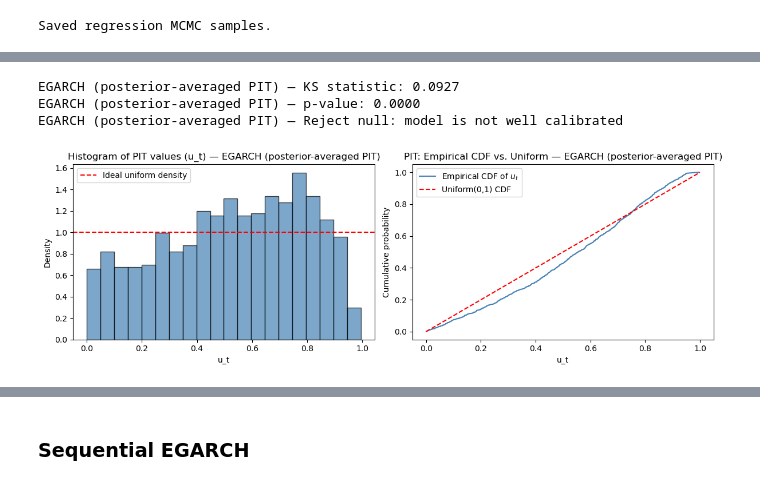
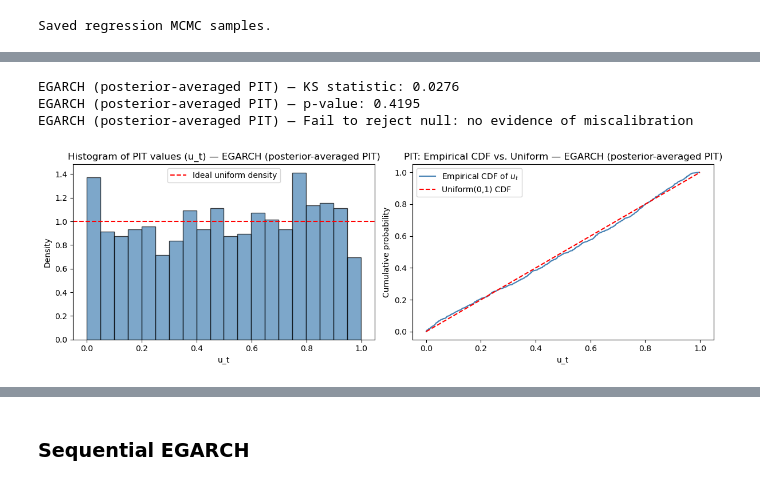
Before and after one commit to aditbasu1324/Volatility-Modelling-Through-Bayesian-Methods, a Jupyter notebook: Bayesian II-Copy3.ipynb, the cells around one changed output, grey strips where cells are left out. Saved outputs shown, nothing was run; the diff lists cells and outputs as text; code cells hidden in the pictures.

```diff
--- a/Bayesian II-Copy3.ipynb
+++ b/Bayesian II-Copy3.ipynb
@@ -322,7 +325,7 @@ Rolling Average — Post-COVID QLIKE: 0.5425
 def hv_coverage_intervals(forecast, actual, level=90, sigma_eta=None):
     if sigma_eta is None:
         sigma_eta = np.std(np.log(actual) - np.log(forecast))
-    z = norm.ppf(1 - (100 - level) / 200)
+    z = scipy_stats.norm.ppf(1 - (100 - level) / 200)
     lower = forecast * np.exp(-z * sigma_eta)
     upper = forecast * np.exp(+z * sigma_eta)
     inside = (actual >= lower) & (actual <= upper)
@@ -1279,12 +1159,21 @@ def make_egarch_model(mu_egarch, alpha_egarch, beta_egarch, gamma_egarch, nu_ega
             return jnp.clip(ls2_new, -20.0, 2.0), ls2_new
 
         ls2_init = jnp.log(uncond_vol**2)
-        _, log_sigma2 = jax.lax.scan(egarch_step, ls2_init, returns[:-1])
-        log_sigma2_full = jnp.concatenate([ls2_init.reshape(1), log_sigma2])
+        # Scanning ALL T returns (not returns[:-1]) produces log_sigma2_shifted = [ls2_1,...,ls2_T] --
+        # one step further than the likelihood needs, since T returns naturally imply T+1 states
+        # (ls2_0 through ls2_T) but the likelihood only ever scores ls2_0..ls2_{T-1} against
+        # returns[0..T-1]. log_sigma2_full (next line) reconstructs exactly that likelihood-facing
+        # sequence -- prepend ls2_init as ls2_0, drop the extra ls2_T via [:-1] -- so the fit itself
+        # is byte-for-byte unchanged from scanning returns[:-1]. The dropped element,
+        # log_sigma2_shifted[-1] == ls2_T, is the true state AFTER this window's last return; it
+        # never enters the likelihood, only reused below as ls2_next for carry-forward.
+        _, log_sigma2_shifted = jax.lax.scan(egarch_step, ls2_init, returns)
+        log_sigma2_full = jnp.concatenate([ls2_init.reshape(1), log_sigma2_shifted[:-1]])
         sigma = jnp.sqrt(jnp.exp(log_sigma2_full))
         scale = jnp.clip(sigma * jnp.sqrt((nu-2)/nu), 1e-6, 10)
 
         numpyro.sample("obs", dist.StudentT(nu, mu_ret, scale), obs=returns)
         numpyro.deterministic("sigma", sigma)
+        numpyro.deterministic("ls2_next", log_sigma2_shifted[-1])
 
     return egarch_model
@@ -1329,6 +1218,7 @@ with open("results/egarch/egarch_regression_mcmc.pkl", "rb") as f:
 # samples_egarch = pickle.load(...) if reloading, or mcmc_egarch.get_samples() if freshly run
 sigma_posterior_egarch = np.array(mcmc_egarch.get_samples()["sigma"])   # shape (S, T)
 nu_all = np.array(mcmc_egarch.get_samples()["nu_shift"]) + 2.1          # nu_all defined here
+mu_ret_all = np.array(mcmc_egarch.get_samples()["mu_ret"])              # per-draw mean, needed for PIT
 # %%
 def hv_per_draw_windowed(sigma_posterior, h=21):
     '''Per-draw windowed HV (sqrt applied), shape (S, T) — same as sigma_sq_windowed_per_path but with sqrt.'''
@@ -1465,31 +1360,36 @@ sigma_posterior_egarch_pit = sigma_posterior_egarch_df.loc[common_dates_pit].val
 returns_regression_egarch_pit = regression_returns.loc[common_dates_pit].values.flatten()
 dates_regression_egarch_pit = common_dates_pit
 # %%
-def compute_pit_posterior(returns, sigma_per_draw, dist='t', df=None):
+def compute_pit_posterior(returns, sigma_per_draw, mu_per_draw, dist='t', df=None):
     '''Method 1: compute u_t per posterior draw, then average across draws.
-    sigma_per_draw: shape (S, T) — raw per-day sigma_t, one row per draw.'''
+    sigma_per_draw: shape (S, T) — raw per-day sigma_t, one row per draw.
+    mu_per_draw: shape (S,) — each draw's own fitted mean, subtracted before standardizing.
+    df: for dist='t', shape (S,) — each draw's own degrees of freedom. The scale is corrected
+    to sigma_per_draw[s] * sqrt((df[s]-2)/df[s]) to match the model's StudentT(df, mu, scale)
+    observation (raw sigma_t is NOT the StudentT scale parameter).'''
     S, T = sigma_per_draw.shape
     u_per_draw = np.zeros((S, T))
     for s in range(S):
         if dist == 't':
-            u_per_draw[s] = scipy_stats.t.cdf(returns / sigma_per_draw[s], df=df)
+            scale = sigma_per_draw[s] * np.sqrt((df[s] - 2) / df[s])
+            u_per_draw[s] = scipy_stats.t.cdf(returns, df=df[s], loc=mu_per_draw[s], scale=scale)
         else:
-            u_per_draw[s] = scipy_stats.norm.cdf(returns / sigma_per_draw[s])
+            u_per_draw[s] = scipy_stats.norm.cdf(returns, loc=mu_per_draw[s], scale=sigma_per_draw[s])
     u_t = np.mean(u_per_draw, axis=0)   # average across draws — Method 1
     ks_stat, p_value = scipy_stats.kstest(u_t, 'uniform')
     return u_t, ks_stat, p_value
 # %%
 # ── Run PIT using Method 1 (posterior-averaged) ──
 u_t_regression_egarch, ks_stat_regression_egarch, p_value_regression_egarch = compute_pit_posterior(
-    returns_regression_egarch_pit, sigma_posterior_egarch_pit, dist='t', df=np.median(nu_all)
+    returns_regression_egarch_pit, sigma_posterior_egarch_pit, mu_ret_all, dist='t', df=nu_all
 )
 print_pit_result(ks_stat_regression_egarch, p_value_regression_egarch, label="EGARCH (posterior-averaged PIT)")
 plot_pit(u_t_regression_egarch, label="EGARCH (posterior-averaged PIT)")
 # %% [output]
-EGARCH (posterior-averaged PIT) — KS statistic: 0.0927
-EGARCH (posterior-averaged PIT) — p-value: 0.0000
-EGARCH (posterior-averaged PIT) — Reject null: model is not well calibrated
+EGARCH (posterior-averaged PIT) — KS statistic: 0.0276
+EGARCH (posterior-averaged PIT) — p-value: 0.4195
+EGARCH (posterior-averaged PIT) — Fail to reject null: no evidence of miscalibration
-[figure, old version]
+[figure, new version]
 # %%
 # ── Serial dependence — inherits the corrected Method-1 u_t ──
 z_t_regression_egarch = compute_z(u_t_regression_egarch, dates_regression_egarch_pit)
```
Also changed, not shown: parts of 119 cells of this notebook, 6 other files.
